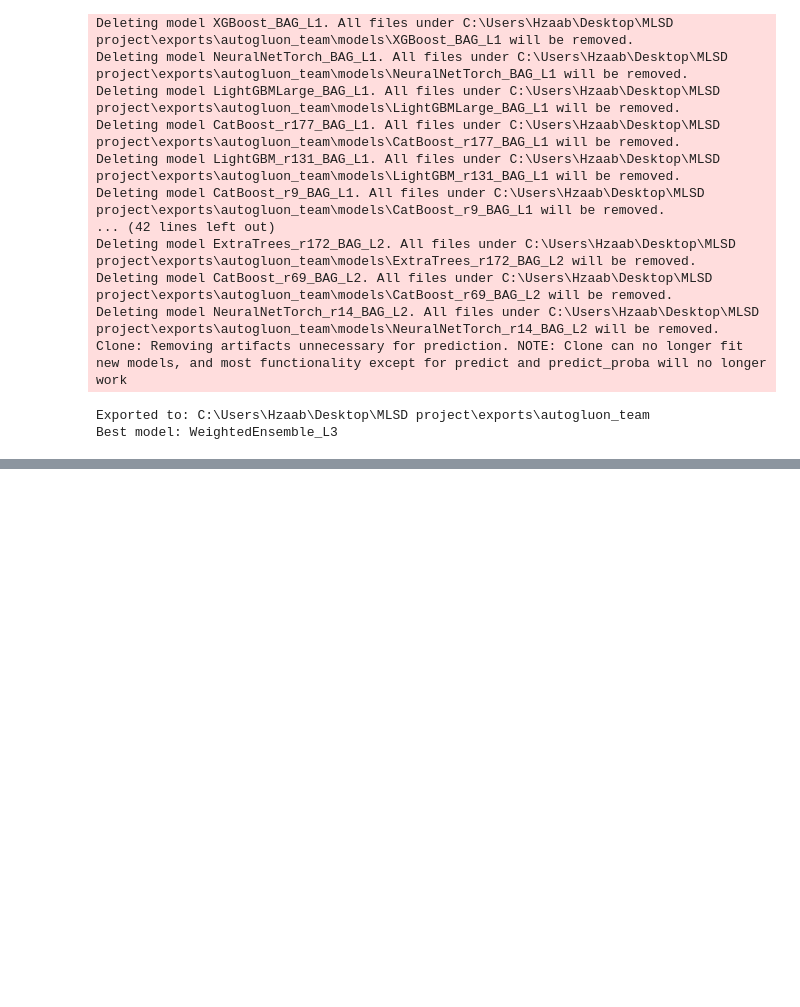
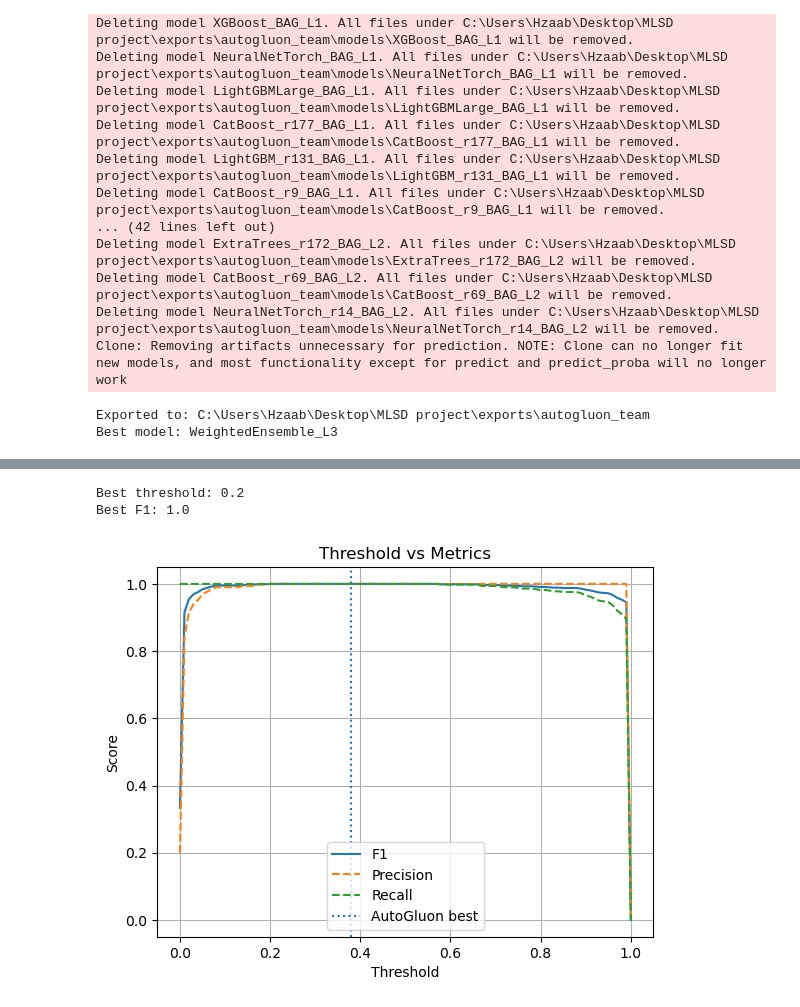
Before and after one commit to HindAlz/MLSD-project, a Jupyter notebook: Part_4/loggingAutoML.ipynb, the cells around one changed output, grey strips where cells are left out. Drawn from its saved outputs; the diff is of its cells as text; code cells hidden in the pictures; blank space fills up the shorter version.

```diff
--- a/Part_4/loggingAutoML.ipynb
+++ b/Part_4/loggingAutoML.ipynb
@@ -994,0 +1071,43 @@ Best model: WeightedEnsemble_L3
+# %%
+import numpy as np
+from sklearn.metrics import f1_score, precision_score, recall_score
+
+thresholds = np.linspace(0.0, 1.0, 101)
+
+f1s = []
+precisions = []
+recalls = []
+
+for t in thresholds:
+    preds = (probs > t).astype(int)
+
+    f1s.append(f1_score(y_true, preds))
+    precisions.append(precision_score(y_true, preds))
+    recalls.append(recall_score(y_true, preds))
+# %%
+best_idx = np.argmax(f1s)
+
+print("Best threshold:", thresholds[best_idx])
+print("Best F1:", f1s[best_idx])
+# %% [output]
+Best threshold: 0.2
+Best F1: 1.0
+# %%
+import matplotlib.pyplot as plt
+
+plt.figure()
+plt.plot(thresholds, f1s, label="F1")
+plt.plot(thresholds, precisions, label="Precision", linestyle="--")
+plt.plot(thresholds, recalls, label="Recall", linestyle="--")
+
+plt.axvline(0.379, linestyle=":", label="AutoGluon best")
+
+plt.xlabel("Threshold")
+plt.ylabel("Score")
+plt.title("Threshold vs Metrics")
+plt.legend()
+plt.grid()
+
+plt.show()
+# %% [output]
+[figure, added]
```
Also changed, not shown: parts of 2 cells of this notebook.
